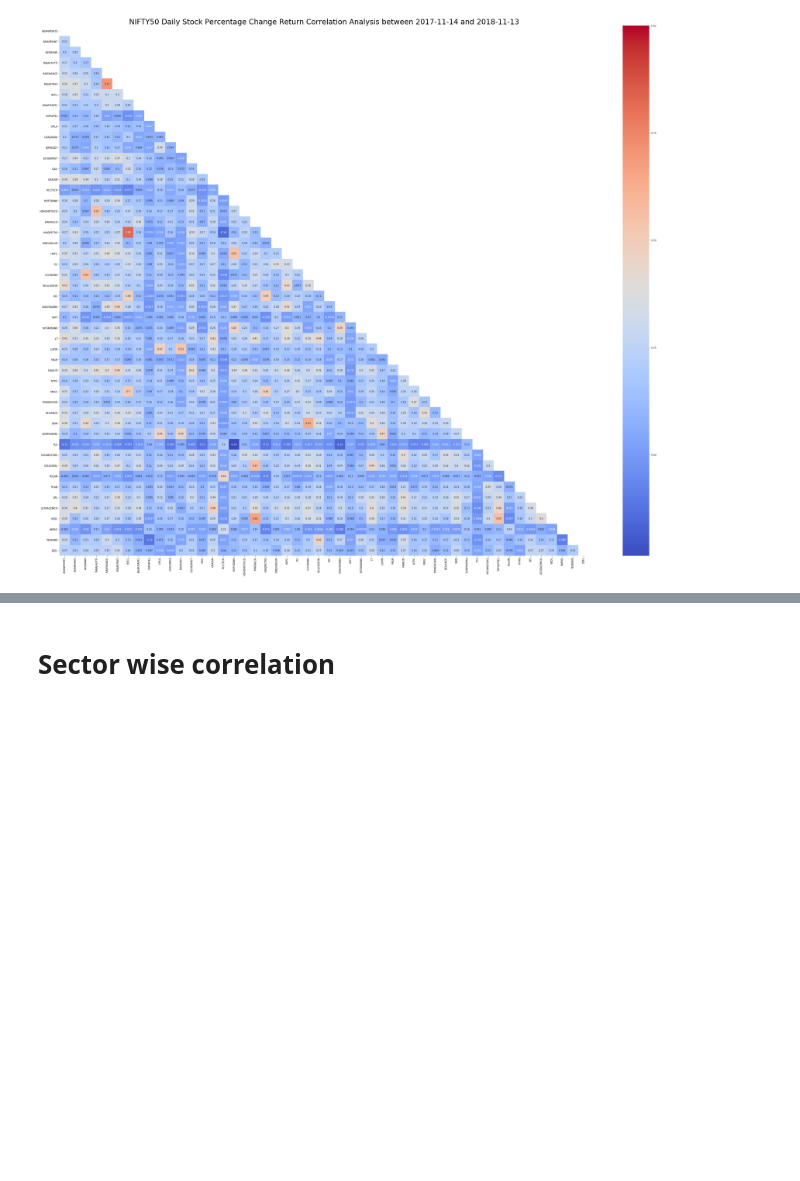
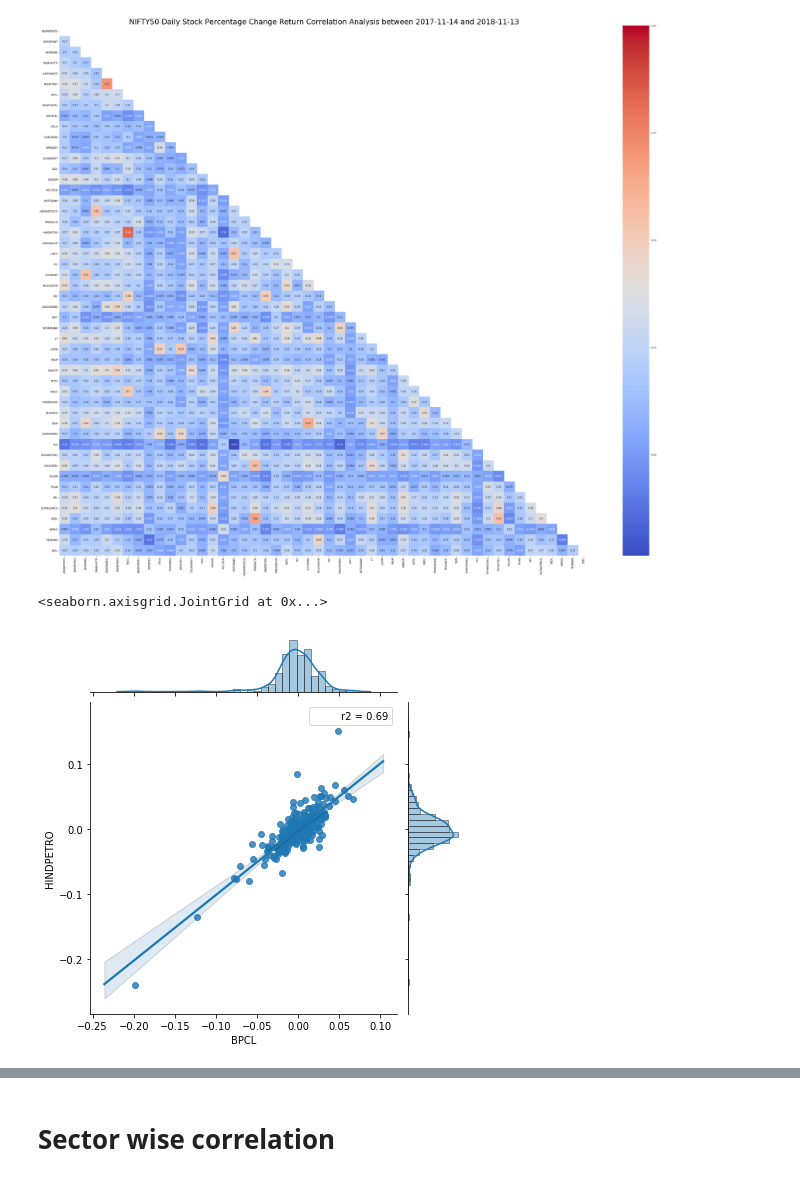
Before and after one commit to magnacore/NIFTY50-52-week-Correlation-Analysis, a Jupyter notebook: NIFTY50 Correlation 52 week/NIFTY50 Correlation Matrix.ipynb, the cells around one changed output, grey strips where cells are left out. Saved outputs shown, nothing was run; the diff lists cells and outputs as text; code cells hidden in the pictures; blank space fills up the shorter version.

Commit message:
verify linearity assumptions of correlated stocks

```diff
--- a/NIFTY50 Correlation 52 week/NIFTY50 Correlation Matrix.ipynb
+++ b/NIFTY50 Correlation 52 week/NIFTY50 Correlation Matrix.ipynb
@@ -244,3 +244,13 @@ fig.savefig("NIFTY50CorrelationMatrix.png", dpi=300)
 # %%
 # visualize the mask for debugging purposes
 #mask
+# %%
+# verify BPCL and HINDPETRO linearity assumption to validate correlation results
+
+def r2(x, y):
+    return stats.pearsonr(x, y)[0] ** 2
+
+sns.jointplot("BPCL", "HINDPETRO", data=daily_percent_change, kind="reg", stat_func=r2)
+# %% [output]
+<seaborn.axisgrid.JointGrid at 0x...>
+[figure, added]
```
Also changed, not shown: parts of 3 cells of this notebook.
